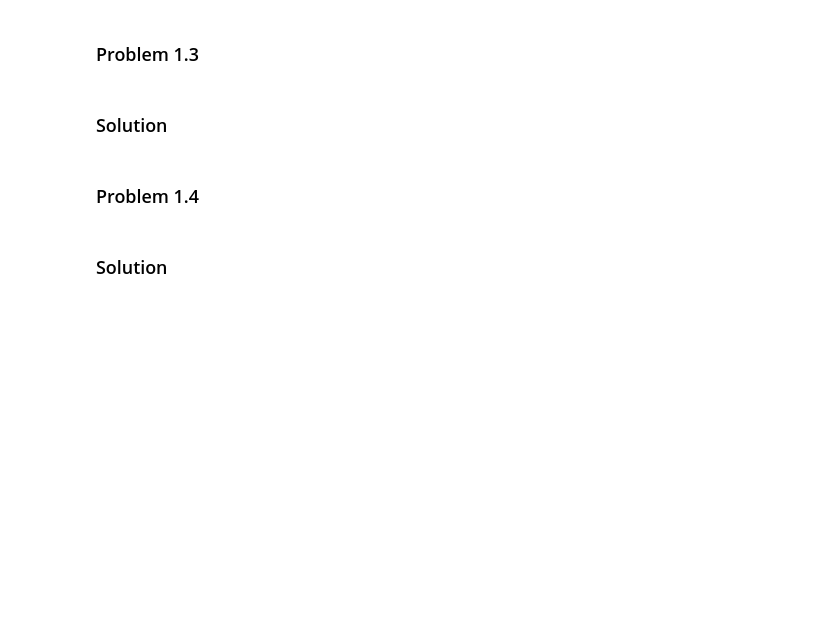
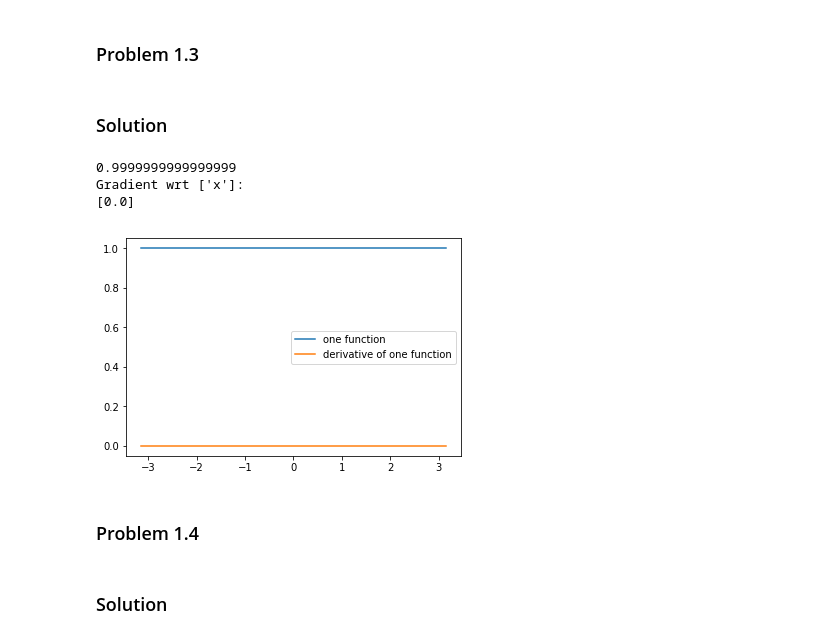
Before and after one commit to amanmibra/cs371, a Jupyter notebook: homework06/homework06.ipynb, the cells around one changed output. Saved outputs shown, nothing was run; the diff lists cells and outputs as text; code cells hidden in the pictures; blank space fills up the shorter version.

```diff
--- a/homework06/homework06.ipynb
+++ b/homework06/homework06.ipynb
@@ -109,3 +122,24 @@ Gradient wrt ['u', 'u']:
+# %%
+# Your solution in this celldef plus(a, b):
+def times(a, b):
+
+    assert isinstance(a, Node) and isinstance(b, Node)
+    value = a.value * b.value
+    a_gradient = scale_list(a.gradient, b.value)
+    b_gradient = scale_list(b.gradient, a.value)
+    # The following two + are list concatenation operators
+    gradient, variables = merge((a_gradient, a.variables), (b_gradient, b.variables))
+    return Internal(value, gradient, variables)
+
+def plus(a, b):
+
+    assert isinstance(a, Node) and isinstance(b, Node)
+    value = a.value + b.value
+#     a_gradient = scale_list(a.gradient, b.value)
+#     b_gradient = scale_list(b.gradient, a.value)
+    # The following two + are list concatenation operators
+    gradient, variables = merge((a.gradient, a.variables), (b.gradient, b.variables))
+    return Internal(value, gradient, variables)
 # %%
 # reset_auto_diff()
 
@@ -122,6 +156,65 @@ Gradient wrt ['u', 'u']:
 ### Problem 1.3
 # %% [markdown]
 ### Solution
+# %%
+### Solution
+import math
+
+def cosine(x):
+
+    value = math.cos(x.value)
+    gradient = scale_list(x.gradient, -1 * math.sin(x.value))
+    variable = x.variables
+
+    return Internal(value, gradient, variable)
+
+
+def sine(x):
+    value = math.sin(x.value)
+    gradient = scale_list(x.gradient, math.cos(x.value))
+    variable = x.variables
+
+    return Internal(value, gradient, variable)
+
+def one(x):
+    value = plus(times(cosine(x), cosine(x)), times(sine(x), sine(x)))
+
+
+    return value
+
+def derivative(a, name):
+    return a.gradient[a.variables.index(name)]
+
+reset_auto_diff()
+print (one(Variable(3, 'x')))
+# %% [output]
+0.9999999999999999
+Gradient wrt ['x']:
+[0.0]
+# %%
+import numpy as np
+import matplotlib.pyplot as plt
+%matplotlib inline
+
+x = np.linspace(-np.pi, np.pi, num=100)
+reset_auto_diff()
+
+y1 = []
+y2 = []
+for i in range(len(x)):
+    reset_auto_diff()
+    x_val = Variable(x[i], 'x')
+    one_node = one(x_val)
+    y1.append(one_node.value)
+    y2.append(derivative(one_node, 'x'))
+
+plt.plot(x, y1, label="one function")
+plt.plot(x, y2, label="derivative of one function")
+plt.legend()
+
+plt.show()
+# %% [output]
+[figure, added]
 # %% [markdown]
 ### Problem 1.4
 # %% [markdown]
```
Also changed, not shown: parts of 10 cells of this notebook, 2 other files.
